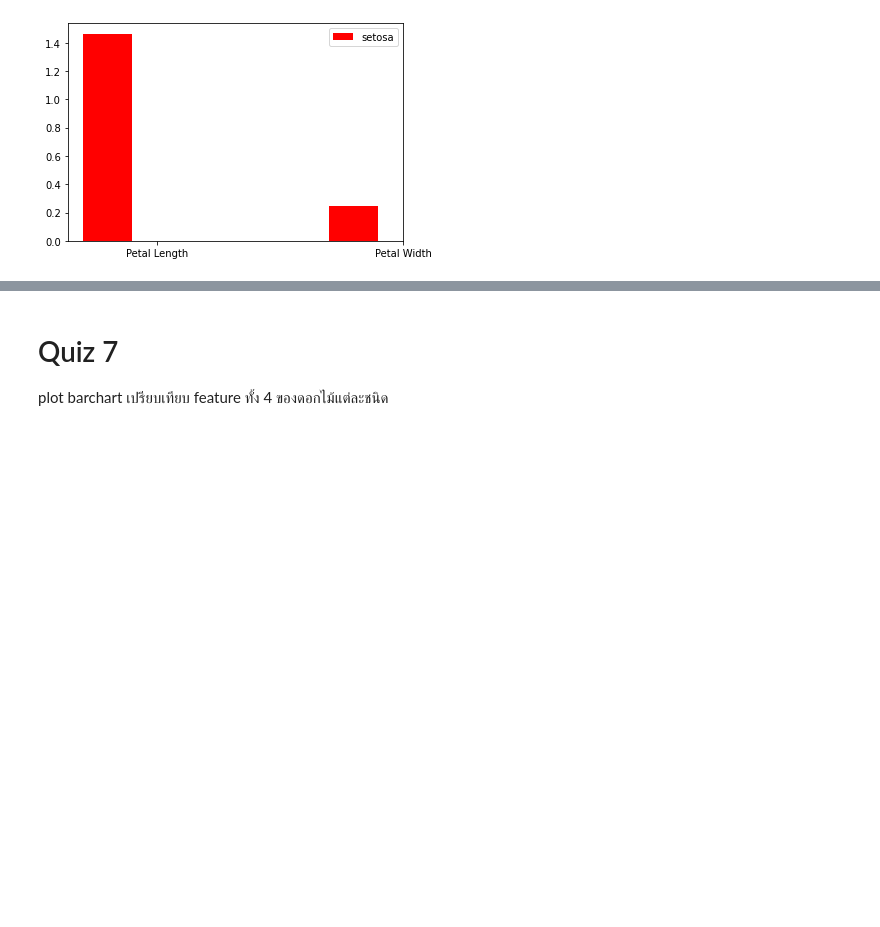
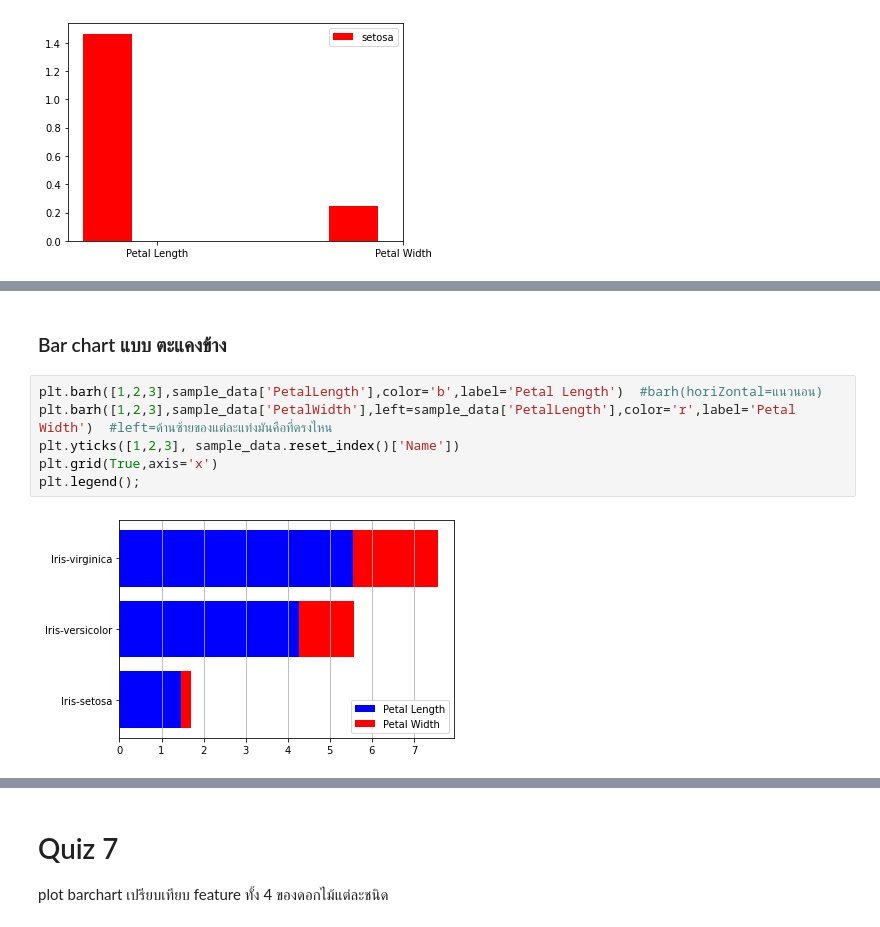
Before and after one commit to Ninkrn/BasicProg_Dataviz65, a Jupyter notebook: DataViz04_Data_Comparison.ipynb, the cells around one changed output, grey strips where cells are left out. Drawn from its saved outputs; the diff is of its cells as text; blank space fills up the shorter version.

```diff
--- a/DataViz04_Data_Comparison.ipynb
+++ b/DataViz04_Data_Comparison.ipynb
@@ -280,0 +301,10 @@ plt.legend();
+# %% [markdown]
+### Bar chart แบบ ตะแคงข้าง
+# %%
+plt.barh([1,2,3],sample_data['PetalLength'],color='b',label='Petal Length')  #barh(horiZontal=แนวนอน)
+plt.barh([1,2,3],sample_data['PetalWidth'],left=sample_data['PetalLength'],color='r',label='Petal Width')  #left=ด้านซ้ายของแต่ละแท่งมันคือที่ตรงไหน
+plt.yticks([1,2,3], sample_data.reset_index()['Name'])
+plt.grid(True,axis='x')
+plt.legend();
+# %% [output]
+[figure, added]
```
Also changed, not shown: parts of 56 cells of this notebook.
